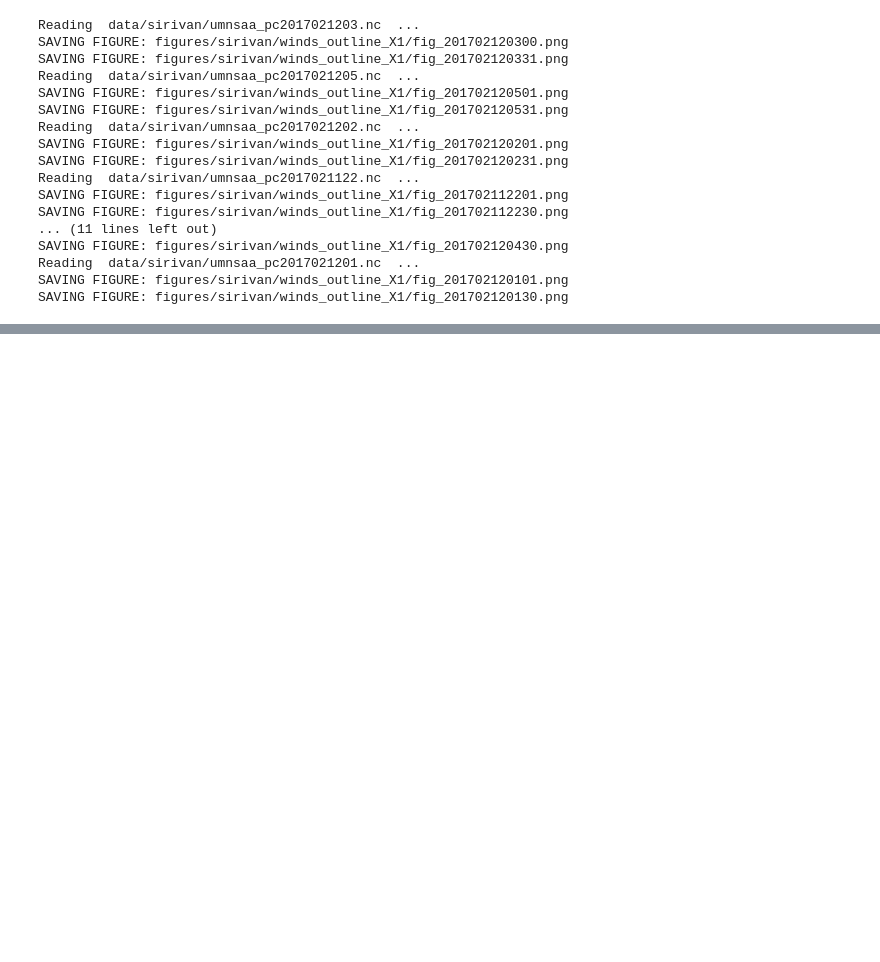
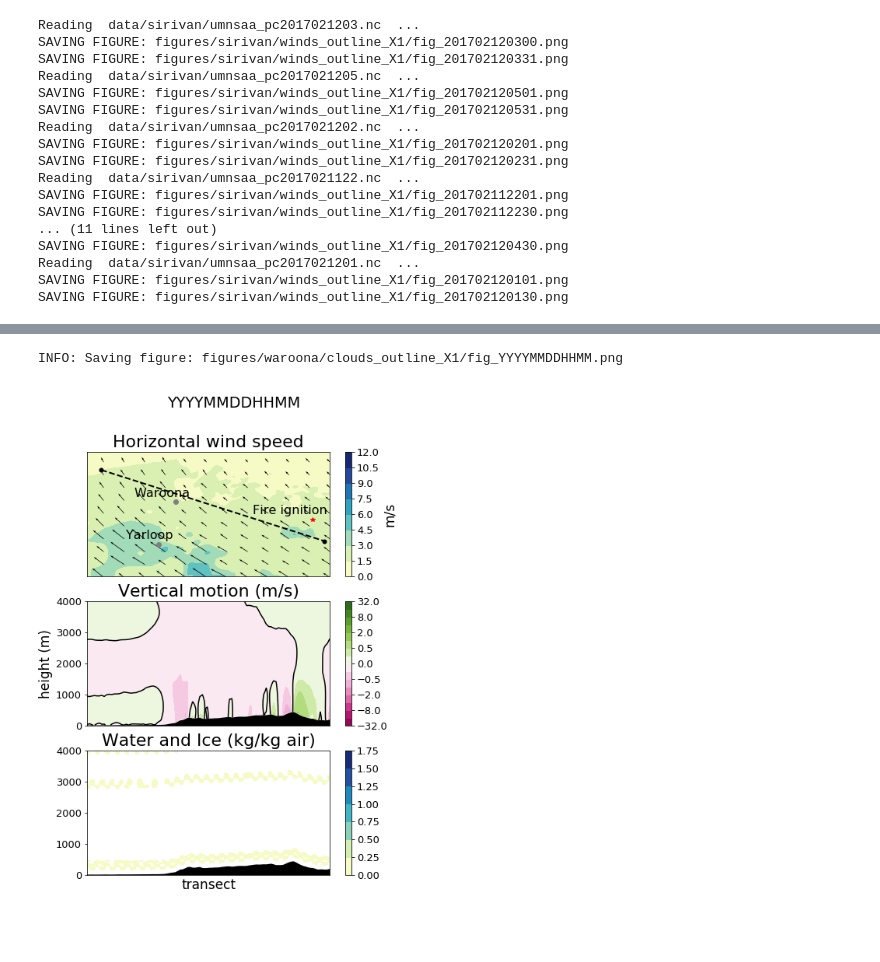
Before and after one commit to jibbals/accessfires, a Jupyter notebook: animators.ipynb, the cells around one changed output, grey strips where cells are left out. Cells and saved outputs as stored; diff of their text form; code cells hidden in the pictures; blank space fills up the shorter version.

```diff
--- a/animators.ipynb
+++ b/animators.ipynb
@@ -159,4 +195,8 @@ The datestamp will be used to name each figure, hopefully ffmpeg can handle this
 # %%
+# Sirivan loop
+extentname='sirivan'
+vectorskip=14
+
 # Read each file one by one
 for file_si in fio._files_sirivan_:
     data = fio.read_sirivan([file_si])
@@ -164,11 +204,10 @@ for file_si in fio._files_sirivan_:
     dtime = utils.date_from_gregorian(data['time'])
 
     for tstep in range(2):
-        pname = winds_2panel(data['topog'], data['upward_air_velocity'][tstep], data['wind_speed'][tstep],
-                             data['x_wind_destaggered'][tstep], data['y_wind_destaggered'][tstep],
-                             data['zth'][tstep], data['latitude'], data['longitude'],
+        pname = winds_2panel(data,tstep=tstep,
                              dtime=dtime[tstep],
-                             extentname='sirivan')
+                             extentname=extentname,
+                             vectorskip=vectorskip)
 # %% [output]
 Reading  data/sirivan/umnsaa_pc2017021203.nc  ...
 SAVING FIGURE: figures/sirivan/winds_outline_X1/fig_201702120300.png
@@ -192,0 +229,16 @@ SAVING FIGURE: figures/sirivan/winds_outline_X1/fig_201702120130.png
+# %%
+# Waroona loop
+extentname='waroona'
+vectorskip=9
+
+# Read each file one by one
+for file_si in fio._files_waroona_old_:
+    data = fio.read_waroona([file_si])
+    # datetime of outputs
+    dtime = utils.date_from_gregorian(data['time'])
+
+    for tstep in range(2):
+        pname = winds_2panel(data,tstep=tstep,
+                             dtime=dtime[tstep],
+                             extentname=extentname,
+                             vectorskip=vectorskip)
@@ -192,0 +386,15 @@ SAVING FIGURE: figures/sirivan/winds_outline_X1/fig_201702120130.png
+# %%
+# Lets check the output
+## EXAMPLE
+
+data = waroona
+extentname='waroona'
+vectorskip=9
+
+tstep=0
+pname = clouds_2panel(data, tstep=tstep,
+                     extentname=extentname,vectorskip=vectorskip)
+Image(filename=pname)
+# %% [output]
+INFO: Saving figure: figures/waroona/clouds_outline_X1/fig_YYYYMMDDHHMM.png
+[figure, added]
```
Also changed, not shown: parts of 12 cells of this notebook, 6 other files.
